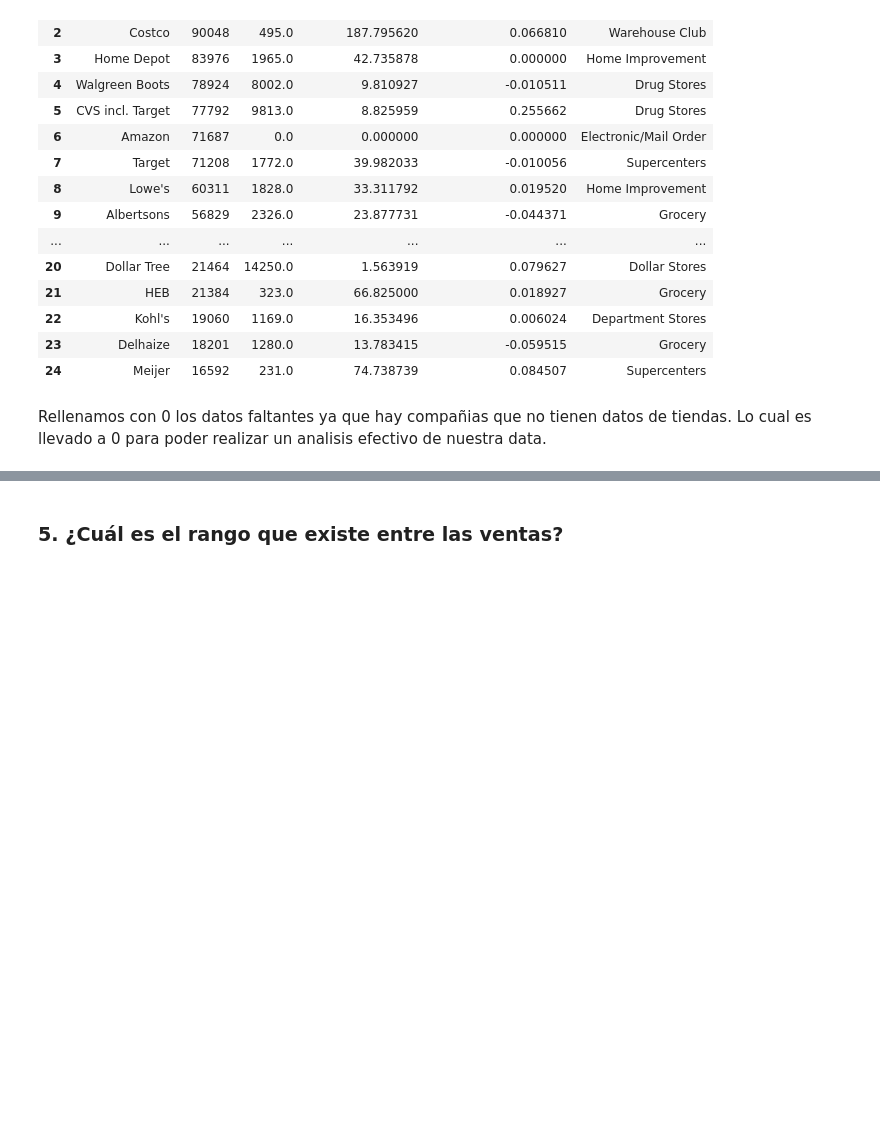
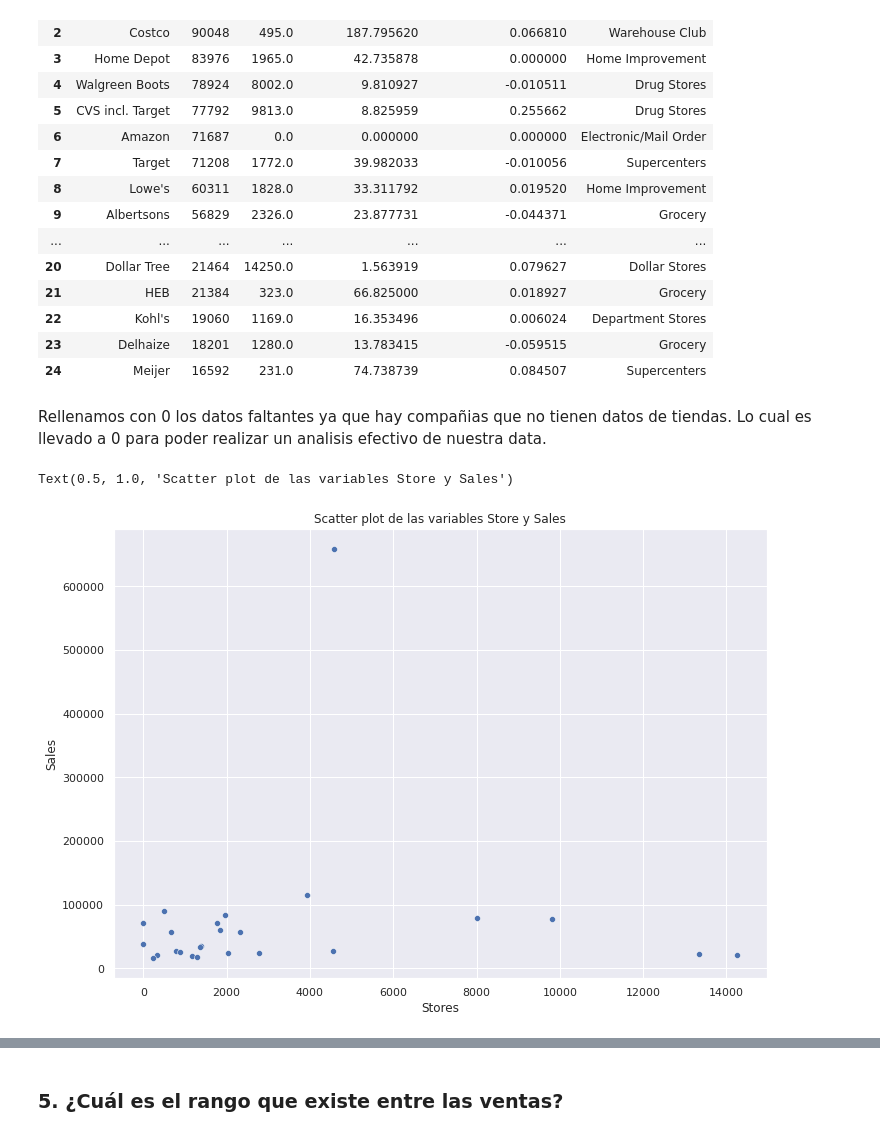
Before and after one commit to LuisReyes98/platzi-datacademy-proyecto, a Jupyter notebook: proyecto_datacademy.ipynb, the cells around one changed output, grey strips where cells are left out. Saved outputs shown, nothing was run; the diff lists cells and outputs as text; code cells hidden in the pictures; blank space fills up the shorter version.

```diff
--- a/proyecto_datacademy.ipynb
+++ b/proyecto_datacademy.ipynb
@@ -523,3 +523,13 @@ df_clean
 | 24 | Meijer | 16592 | 231.0 | 74.738739 | 0.084507 | Supercenters |
 # %% [markdown]
 Rellenamos con 0 los datos faltantes ya que hay compañias que no tienen datos de tiendas. Lo cual es llevado a 0 para poder realizar un analisis efectivo de nuestra data.
+# %%
+chart = sns.scatterplot(
+    data=df_clean,
+    x='Stores',
+    y='Sales',
+)
+chart.set_title('Scatter plot de las variables Store y Sales')
+# %% [output]
+Text(0.5, 1.0, 'Scatter plot de las variables Store y Sales')
+[figure, added]
```
Also changed, not shown: parts of 20 cells of this notebook.
